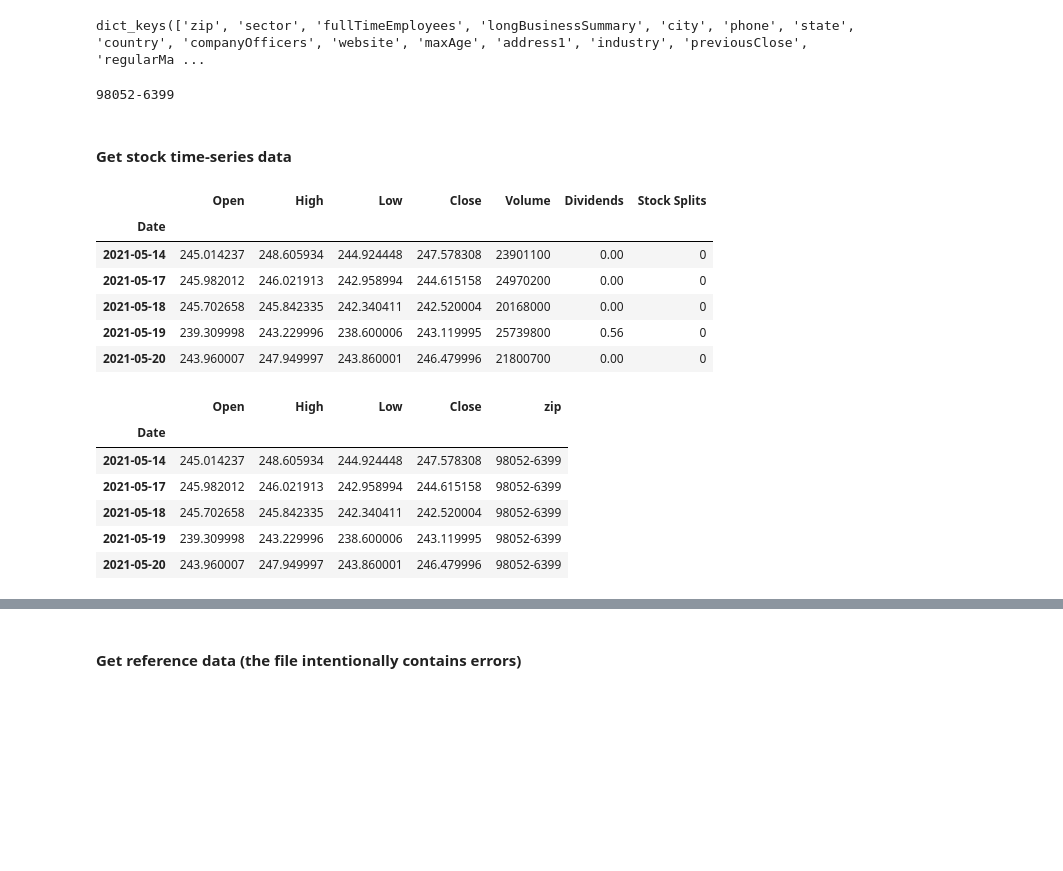
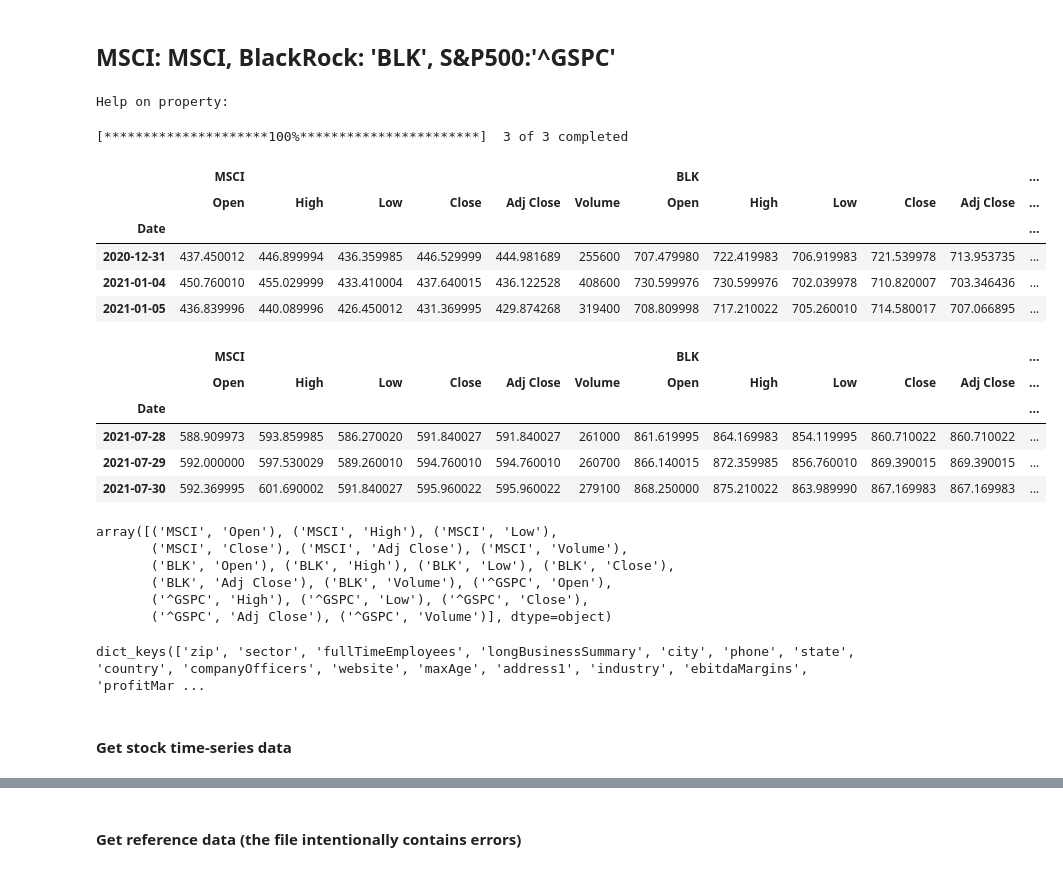
Before and after one commit to andr3wpex/ReferenceDataChange, a Jupyter notebook: ReferenceDataChange.ipynb, the cells around one changed output, grey strips where cells are left out. Cells and saved outputs as stored; diff of their text form; code cells hidden in the pictures; blank space fills up the shorter version.

```diff
--- a/ReferenceDataChange.ipynb
+++ b/ReferenceDataChange.ipynb
@@ -10,8 +5,44 @@ yfinance.Ticker object <MSFT>
-# %%
-msft.info.keys()
-# %% [output]
-dict_keys(['zip', 'sector', 'fullTimeEmployees', 'longBusinessSummary', 'city', 'phone', 'state', 'country', 'companyOfficers', 'website', 'maxAge', 'address1', 'industry', 'previousClose', 'regularMa ...
-# %%
-print(msft.info['zip'])
-# %% [output]
-98052-6399
+# %% [markdown]
+## MSCI: MSCI, BlackRock: 'BLK', S&P500:'^GSPC'
+# %%
+help(yf.Ticker.info)
+# %% [output]
+Help on property:
+# %%
+start, end = "2021-01-01", "2021-07-31"
+tickers = ['MSCI', 'BLK', '^GSPC']
+# %%
+df = yf.download("MSCI BLK ^GSPC", start=start, end=end, group_by="ticker")
+# yf.download function does not keep the order, below line resorts the top level col indices (tickers)
+df = df[tickers]
+display(df.head(3))
+display(df.tail(3))
+# %% [output]
+[*********************100%***********************]  3 of 3 completed
+|  | MSCI |  |  |  |  |  | BLK |  |  |  |  | ... |
+|  | Open | High | Low | Close | Adj Close | Volume | Open | High | Low | Close | Adj Close | ... |
+| Date |  |  |  |  |  |  |  |  |  |  |  | ... |
+| 2020-12-31 | 437.450012 | 446.899994 | 436.359985 | 446.529999 | 444.981689 | 255600 | 707.479980 | 722.419983 | 706.919983 | 721.539978 | 713.953735 | ... |
+| 2021-01-04 | 450.760010 | 455.029999 | 433.410004 | 437.640015 | 436.122528 | 408600 | 730.599976 | 730.599976 | 702.039978 | 710.820007 | 703.346436 | ... |
+| 2021-01-05 | 436.839996 | 440.089996 | 426.450012 | 431.369995 | 429.874268 | 319400 | 708.809998 | 717.210022 | 705.260010 | 714.580017 | 707.066895 | ... |
+|  | MSCI |  |  |  |  |  | BLK |  |  |  |  | ... |
+|  | Open | High | Low | Close | Adj Close | Volume | Open | High | Low | Close | Adj Close | ... |
+| Date |  |  |  |  |  |  |  |  |  |  |  | ... |
+| 2021-07-28 | 588.909973 | 593.859985 | 586.270020 | 591.840027 | 591.840027 | 261000 | 861.619995 | 864.169983 | 854.119995 | 860.710022 | 860.710022 | ... |
+| 2021-07-29 | 592.000000 | 597.530029 | 589.260010 | 594.760010 | 594.760010 | 260700 | 866.140015 | 872.359985 | 856.760010 | 869.390015 | 869.390015 | ... |
+| 2021-07-30 | 592.369995 | 601.690002 | 591.840027 | 595.960022 | 595.960022 | 279100 | 868.250000 | 875.210022 | 863.989990 | 867.169983 | 867.169983 | ... |
+# %%
+df.columns.values
+# %% [output]
+array([('MSCI', 'Open'), ('MSCI', 'High'), ('MSCI', 'Low'),
+       ('MSCI', 'Close'), ('MSCI', 'Adj Close'), ('MSCI', 'Volume'),
+       ('BLK', 'Open'), ('BLK', 'High'), ('BLK', 'Low'), ('BLK', 'Close'),
+       ('BLK', 'Adj Close'), ('BLK', 'Volume'), ('^GSPC', 'Open'),
+       ('^GSPC', 'High'), ('^GSPC', 'Low'), ('^GSPC', 'Close'),
+       ('^GSPC', 'Adj Close'), ('^GSPC', 'Volume')], dtype=object)
+# %%
+msft = yf.Ticker("MSFT")
+import pprint
+pprint.pprint(msft.info.keys())
+# %% [output]
+dict_keys(['zip', 'sector', 'fullTimeEmployees', 'longBusinessSummary', 'city', 'phone', 'state', 'country', 'companyOfficers', 'website', 'maxAge', 'address1', 'industry', 'ebitdaMargins', 'profitMar ...
@@ -18,26 +54,2 @@ print(msft.info['zip'])
 # %% [markdown]
 #### Get stock time-series data
-# %%
-stock_price = msft.history(start='2021-05-15', end='2021-07-05')
-stock_price.index = pd.to_datetime(stock_price.index)
-display(stock_price.head())
-
-#drop not needed cols
-stock_price = stock_price.iloc[:,0:4]
-stock_price['zip'] = msft.info['zip']
-display(stock_price.head())
-# %% [output]
-|  | Open | High | Low | Close | Volume | Dividends | Stock Splits |
-| Date |  |  |  |  |  |  |  |
-| 2021-05-14 | 245.014237 | 248.605934 | 244.924448 | 247.578308 | 23901100 | 0.00 | 0 |
-| 2021-05-17 | 245.982012 | 246.021913 | 242.958994 | 244.615158 | 24970200 | 0.00 | 0 |
-| 2021-05-18 | 245.702658 | 245.842335 | 242.340411 | 242.520004 | 20168000 | 0.00 | 0 |
-| 2021-05-19 | 239.309998 | 243.229996 | 238.600006 | 243.119995 | 25739800 | 0.56 | 0 |
-| 2021-05-20 | 243.960007 | 247.949997 | 243.860001 | 246.479996 | 21800700 | 0.00 | 0 |
-|  | Open | High | Low | Close | zip |
-| Date |  |  |  |  |  |
-| 2021-05-14 | 245.014237 | 248.605934 | 244.924448 | 247.578308 | 98052-6399 |
-| 2021-05-17 | 245.982012 | 246.021913 | 242.958994 | 244.615158 | 98052-6399 |
-| 2021-05-18 | 245.702658 | 245.842335 | 242.340411 | 242.520004 | 98052-6399 |
-| 2021-05-19 | 239.309998 | 243.229996 | 238.600006 | 243.119995 | 98052-6399 |
-| 2021-05-20 | 243.960007 | 247.949997 | 243.860001 | 246.479996 | 98052-6399 |
```
Also changed, not shown: parts of 25 cells of this notebook, 1 other file.
